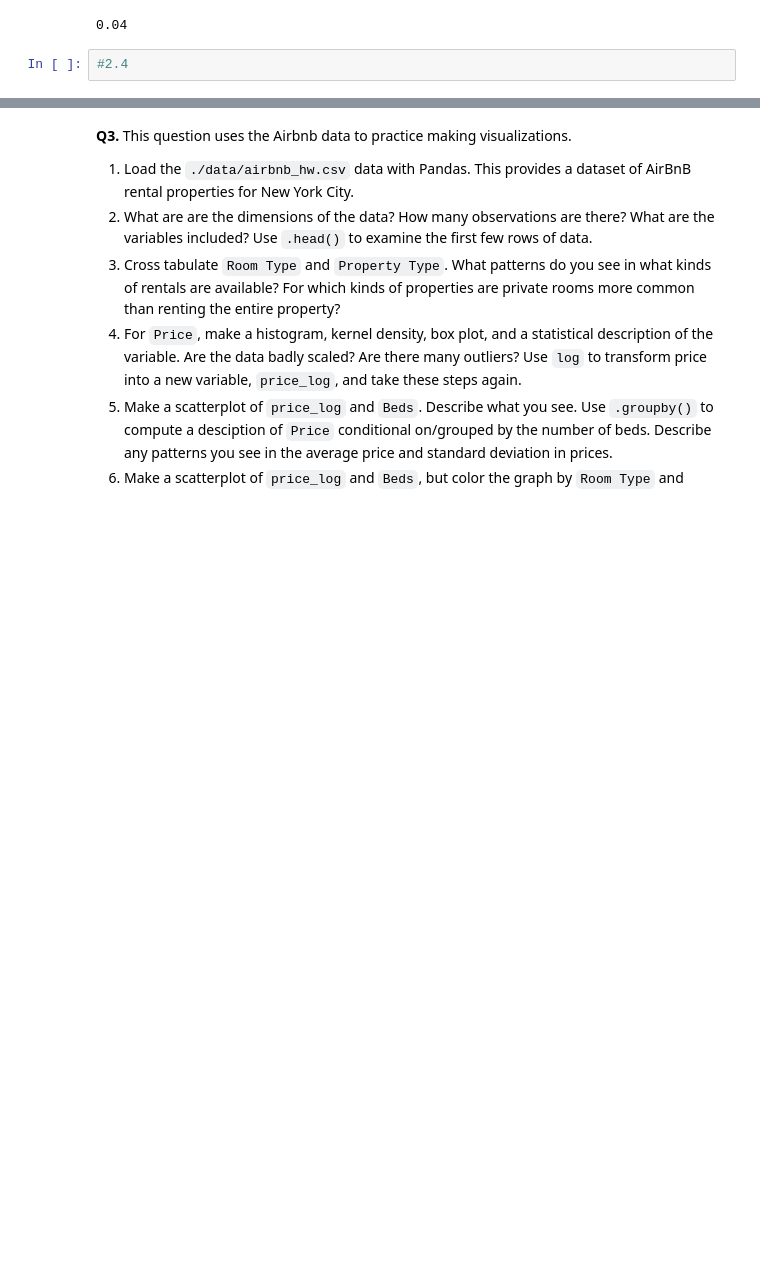
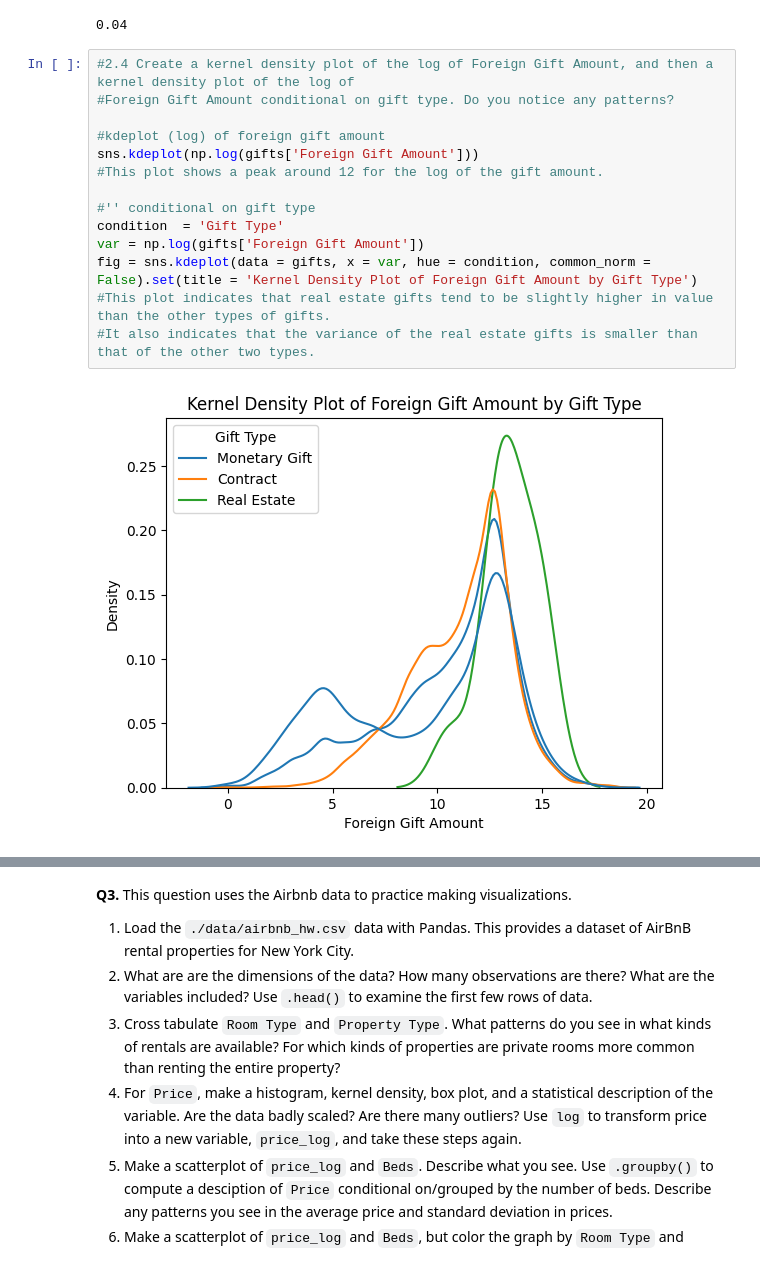
Before and after one commit to kyleegit27/EDA, a Jupyter notebook: assignment/assignment.ipynb, the cells around one changed output, grey strips where cells are left out. Drawn from its saved outputs; the diff is of its cells as text; blank space fills up the shorter version.

```diff
--- a/assignment/assignment.ipynb
+++ b/assignment/assignment.ipynb
@@ -105,5 +105,19 @@ round(monetary, 2)
 #0.04 percent are monetary gifts
 # %% [output]
 0.04
-# %%
-#2.4
+# %%
+#2.4 Create a kernel density plot of the log of Foreign Gift Amount, and then a kernel density plot of the log of
+#Foreign Gift Amount conditional on gift type. Do you notice any patterns?
+
+#kdeplot (log) of foreign gift amount
+sns.kdeplot(np.log(gifts['Foreign Gift Amount']))
+#This plot shows a peak around 12 for the log of the gift amount.
+
+#'' conditional on gift type
+condition  = 'Gift Type'
+var = np.log(gifts['Foreign Gift Amount'])
+fig = sns.kdeplot(data = gifts, x = var, hue = condition, common_norm = False).set(title = 'Kernel Density Plot of Foreign Gift Amount by Gift Type')
+#This plot indicates that real estate gifts tend to be slightly higher in value than the other types of gifts.
+#It also indicates that the variance of the real estate gifts is smaller than that of the other two types.
+# %% [output]
+[figure, added]
```
Also changed, not shown: parts of 3 cells of this notebook.
